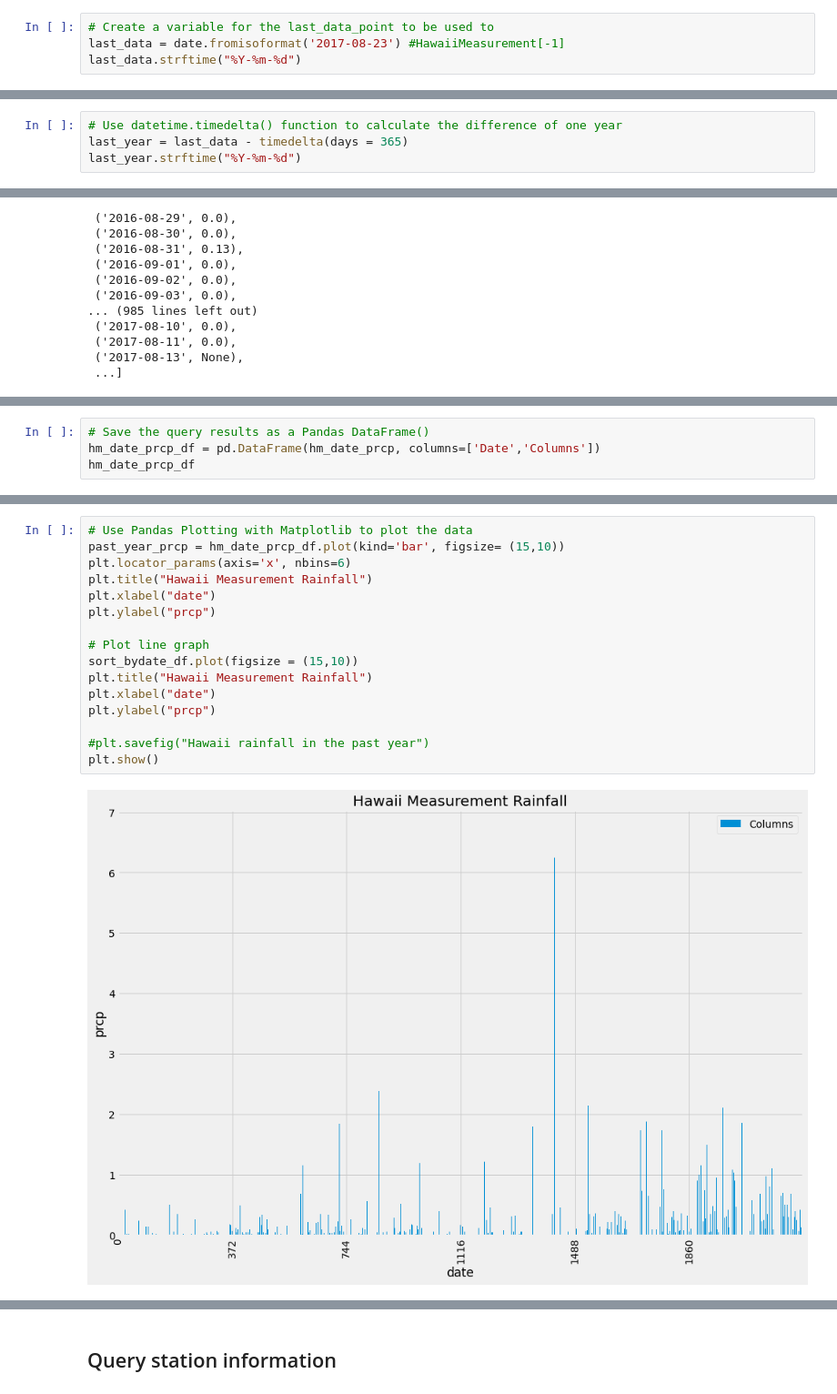
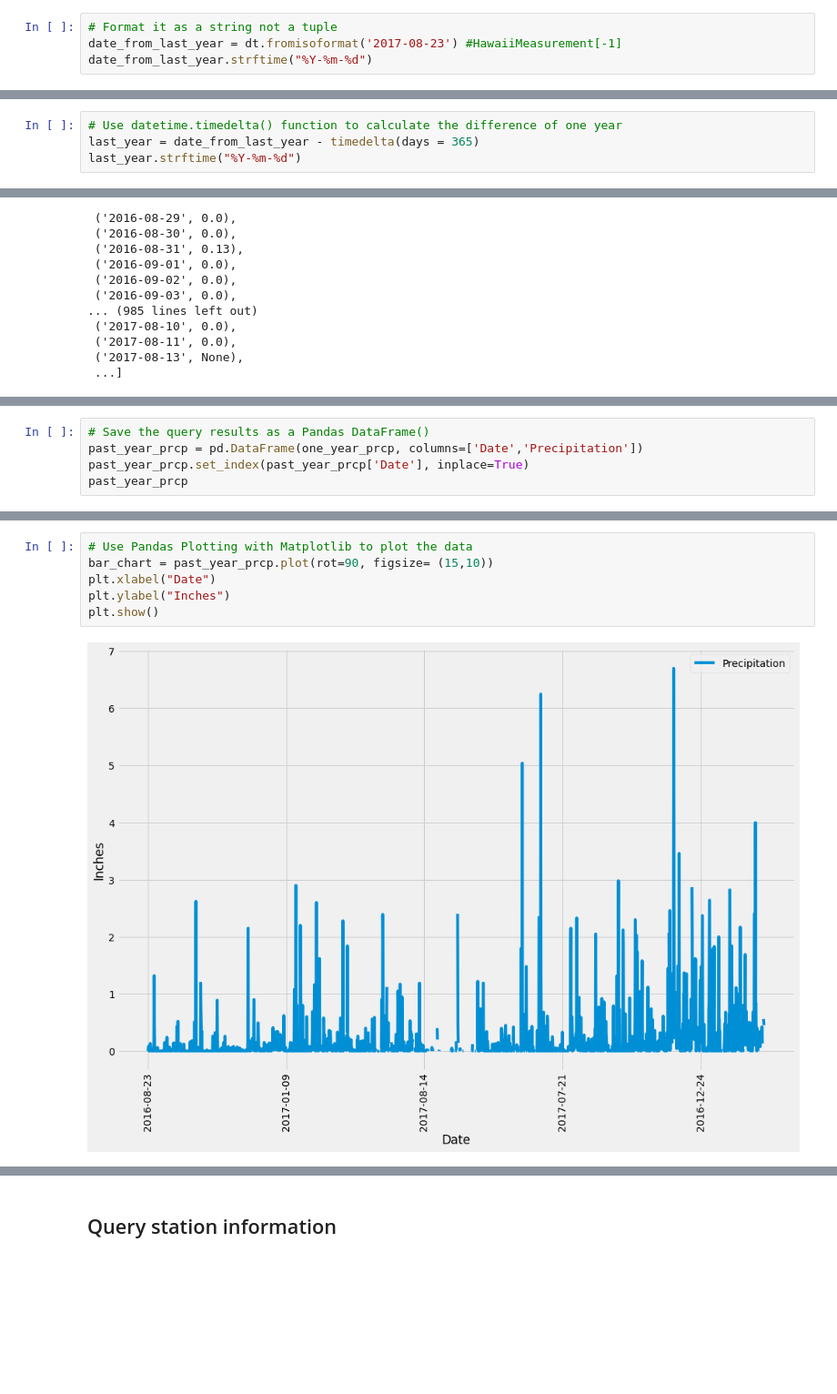
Before and after one commit to ellismok/sqlalchemy-challenge, a Jupyter notebook: starter_climate_analysis.ipynb, the cells around one changed output, grey strips where cells are left out. Shown at 91% size. Cells and saved outputs as stored; diff of their text form; blank space fills up the shorter version.

```diff
--- a/starter_climate_analysis.ipynb
+++ b/starter_climate_analysis.ipynb
@@ -58,14 +59,14 @@ last_data_point
 # %% [output]
 ('2017-08-23')
 # %%
-# Create a variable for the last_data_point to be used to
-last_data = date.fromisoformat('2017-08-23') #HawaiiMeasurement[-1]
-last_data.strftime("%Y-%m-%d")
+# Format it as a string not a tuple
+date_from_last_year = dt.fromisoformat('2017-08-23') #HawaiiMeasurement[-1]
+date_from_last_year.strftime("%Y-%m-%d")
 # %% [output]
 '2017-08-23'
 # %%
 # Use datetime.timedelta() function to calculate the difference of one year
-last_year = last_data - timedelta(days = 365)
+last_year = date_from_last_year - timedelta(days = 365)
 last_year.strftime("%Y-%m-%d")
 # %% [output]
 '2016-08-23'
@@ -102,6 +103,7 @@ def Convert(one_year_prcp):
     return res_dct
 # %%
 # Save the query results as a Pandas DataFrame()
-hm_date_prcp_df = pd.DataFrame(hm_date_prcp, columns=['Date','Columns'])
-hm_date_prcp_df
+past_year_prcp = pd.DataFrame(one_year_prcp, columns=['Date','Precipitation'])
+past_year_prcp.set_index(past_year_prcp['Date'], inplace=True)
+past_year_prcp
 # %% [output]
@@ -121,18 +156,8 @@ hm_date_prcp_df
 # %%
 # Use Pandas Plotting with Matplotlib to plot the data
-past_year_prcp = hm_date_prcp_df.plot(kind='bar', figsize= (15,10))
-plt.locator_params(axis='x', nbins=6)
-plt.title("Hawaii Measurement Rainfall")
-plt.xlabel("date")
-plt.ylabel("prcp")
-
-# Plot line graph
-sort_bydate_df.plot(figsize = (15,10))
-plt.title("Hawaii Measurement Rainfall")
-plt.xlabel("date")
-plt.ylabel("prcp")
-
-#plt.savefig("Hawaii rainfall in the past year")
+bar_chart = past_year_prcp.plot(rot=90, figsize= (15,10))
+plt.xlabel("Date")
+plt.ylabel("Inches")
 plt.show()
 # %% [output]
-[figure, old version]
+[figure, new version]
```
Also changed, not shown: parts of 15 cells of this notebook, 1 other file.
